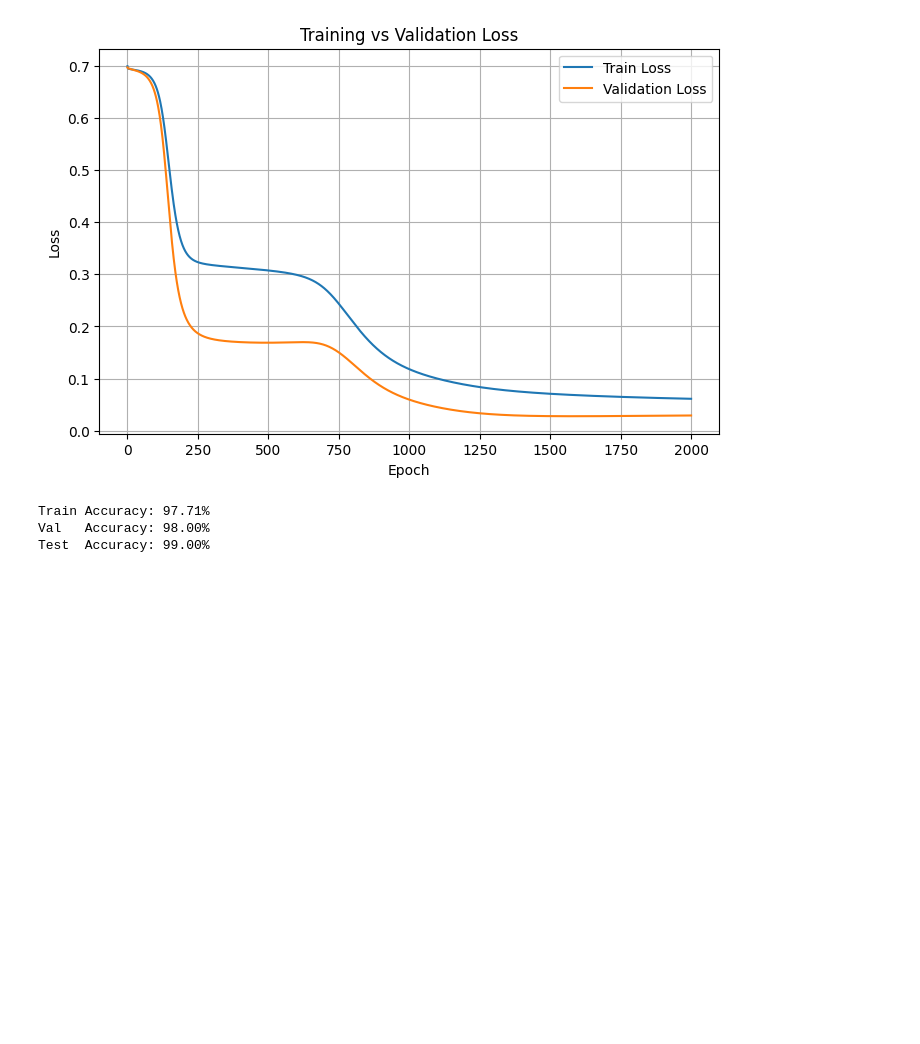
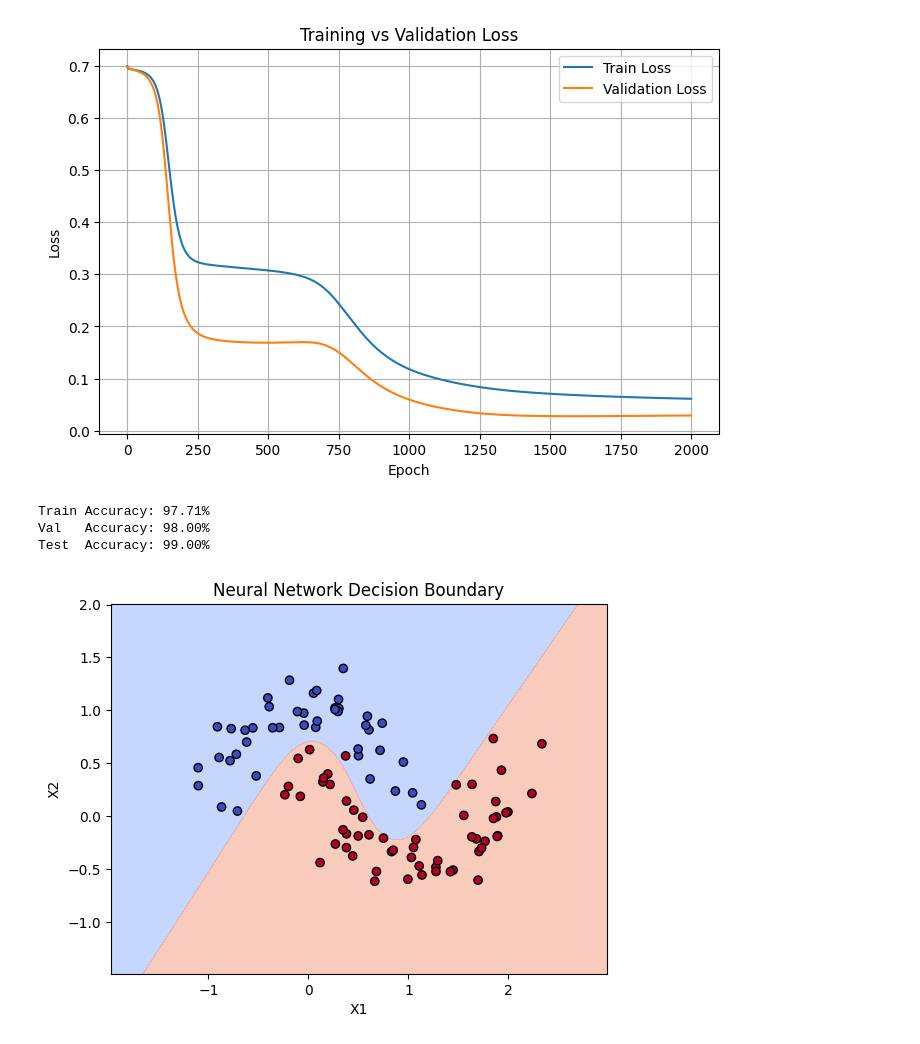
Before and after one commit to mishrasatyam9720-debug/model_from_scrartch, a Jupyter notebook: handson_nn_from_scratch.ipynb, the cells around one changed output. Saved outputs shown, nothing was run; the diff lists cells and outputs as text; code cells hidden in the pictures; blank space fills up the shorter version.

```diff
--- a/handson_nn_from_scratch.ipynb
+++ b/handson_nn_from_scratch.ipynb
@@ -192,3 +192,44 @@ for name, X_, y_ in [
 Train Accuracy: 97.71%
 Val   Accuracy: 98.00%
 Test  Accuracy: 99.00%
+# %%
+
+# Step 1: Find the graph limits
+x_min, x_max = X[:, 0].min() - 0.5, X[:, 0].max() + 0.5
+y_min, y_max = X[:, 1].min() - 0.5, X[:, 1].max() + 0.5
+
+# Step 2: Create a grid of points
+x1, x2 = np.meshgrid(
+    np.linspace(x_min, x_max, 200),
+    np.linspace(y_min, y_max, 200)
+)
+
+# Step 3: Combine grid points into input format
+grid = np.c_[x1.ravel(), x2.ravel()]
+
+# Step 4: Predict the class probability at every grid point
+predictions = predict(grid).reshape(x1.shape)
+
+# Step 5: Show predicted regions
+plt.contourf(
+    x1, x2, predictions,
+        levels=[0, 0.5, 1],
+    cmap="coolwarm",
+    alpha=0.5
+)
+
+# Step 6: Show actual test data points
+plt.scatter(
+    X_test[:, 0], X_test[:, 1],
+    c=y_test.ravel(),
+    cmap="coolwarm",
+    edgecolor="black"
+)
+
+# Step 7: Add labels and display the graph
+plt.title("Neural Network Decision Boundary")
+plt.xlabel("X1")
+plt.ylabel("X2")
+plt.show()
+# %% [output]
+[figure, added]
```
